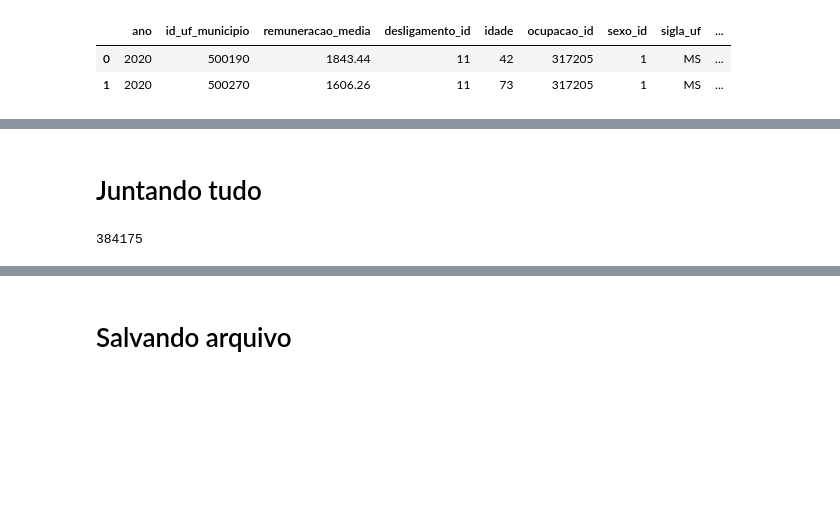
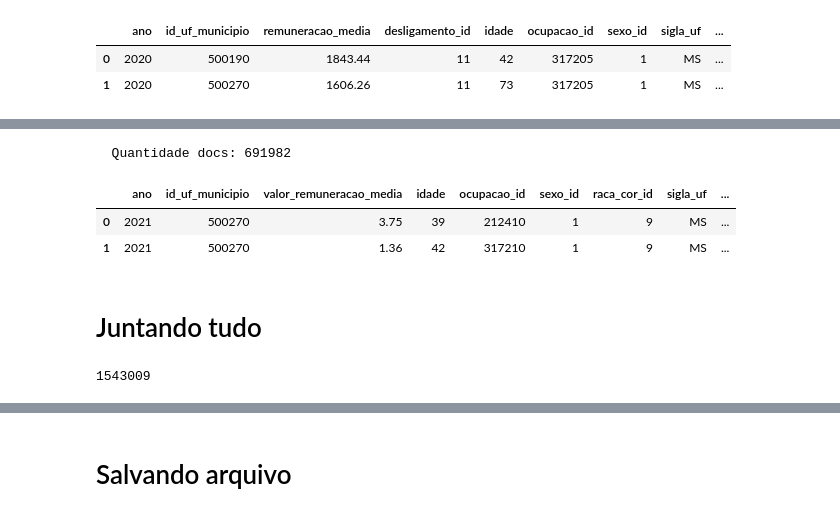
Before and after one commit to celiudos/unb_artigo_mineracao_dados, a Jupyter notebook: src/03_juntando_todos_anos.ipynb, the cells around one changed output, grey strips where cells are left out. Drawn from its saved outputs; the diff is of its cells as text; code cells hidden in the pictures; blank space fills up the shorter version.

```diff
--- a/src/03_juntando_todos_anos.ipynb
+++ b/src/03_juntando_todos_anos.ipynb
@@ -106,10 +130,18 @@ df_d_2020.head(2)
+# %%
+df_d_2021 = load_file_mun(df_c_2021, ano = 2020)
+df_d_2021.head(2)
+# %% [output]
+  Quantidade docs: 691982
+|  | ano | id_uf_municipio | valor_remuneracao_media | idade | ocupacao_id | sexo_id | raca_cor_id | sigla_uf | ... |
+| 0 | 2021 | 500270 | 3.75 | 39 | 212410 | 1 | 9 | MS | ... |
+| 1 | 2021 | 500270 | 1.36 | 42 | 317210 | 1 | 9 | MS | ... |
 # %% [markdown]
 # Juntando tudo
 # %%
-df = pd.concat([df_d_2019, df_d_2020])
+df = pd.concat([df_d_2019, df_d_2020, df_d_2018, df_d_2021])
 len(df)
 # %% [output]
-384175
+1543009
 # %%
 df["sigla_uf"].value_counts()
 # %% [output]
```
Also changed, not shown: parts of 6 cells of this notebook, 6 other files.
